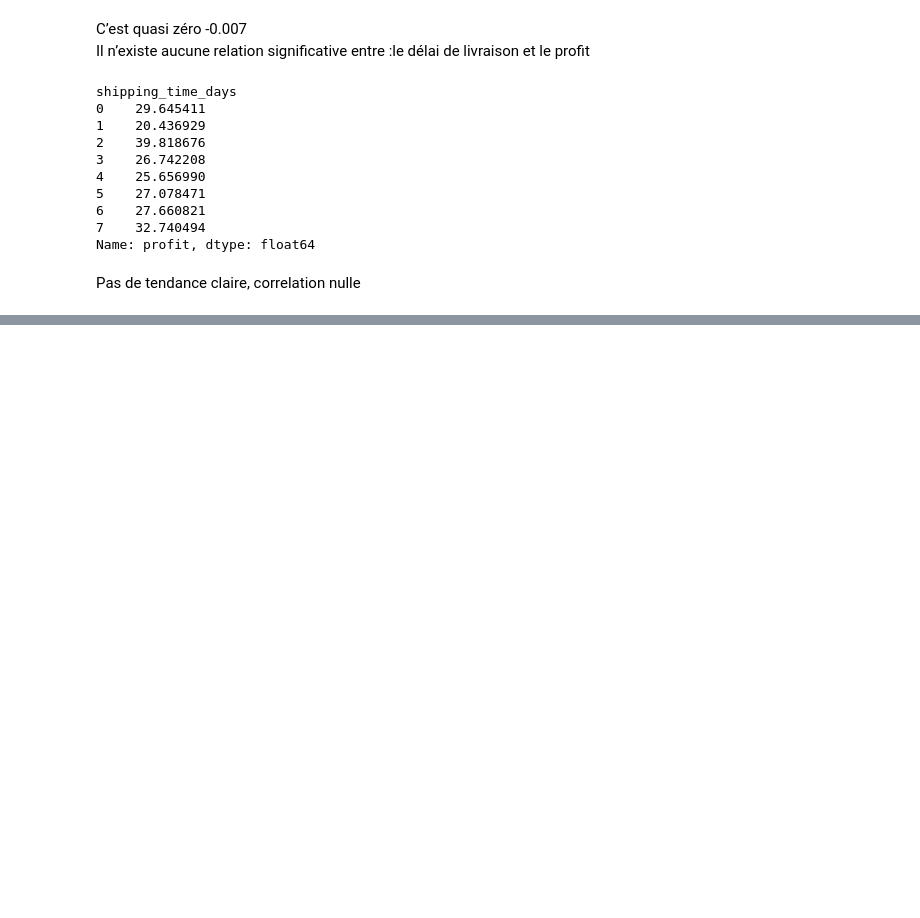
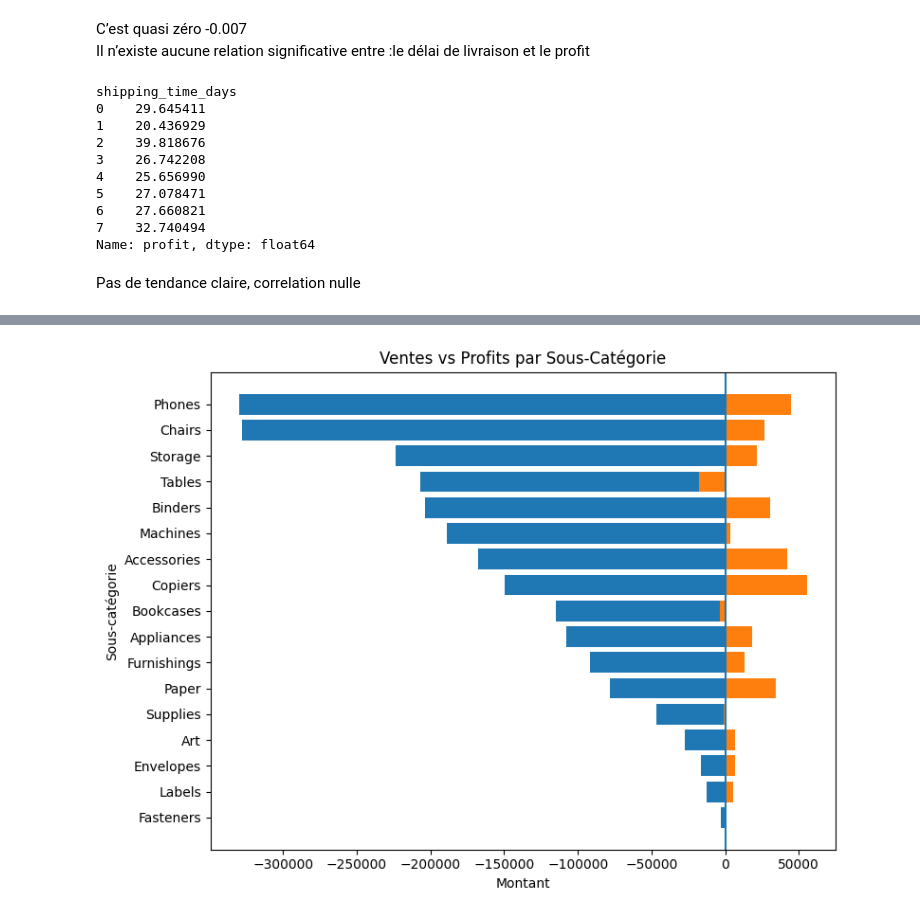
Before and after one commit to msshaqura/project_superstore, a Jupyter notebook: sample_superstore.ipynb, the cells around one changed output, grey strips where cells are left out. Cells and saved outputs as stored; diff of their text form; code cells hidden in the pictures; blank space fills up the shorter version.

```diff
--- a/sample_superstore.ipynb
+++ b/sample_superstore.ipynb
@@ -907,0 +952,28 @@ Pas de tendance claire, correlation nulle
+# %%
+# ===== Ventes vs Profits par Sous-Catégorie =====
+
+subcat = (
+    df_cleaned
+    .groupby("subcategory")[["sales", "profit"]]
+    .sum()
+    .sort_values("sales")
+)
+
+sales = -subcat["sales"]   # gauche
+profit = subcat["profit"]  # droite
+
+plt.figure(figsize=(8,6))
+
+plt.barh(subcat.index, sales)
+plt.barh(subcat.index, profit)
+
+plt.axvline(0)
+
+plt.title("Ventes vs Profits par Sous-Catégorie")
+plt.xlabel("Montant")
+plt.ylabel("Sous-catégorie")
+
+plt.tight_layout()
+plt.show()
+# %% [output]
+[figure, added]
```
Also changed, not shown: parts of 5 cells of this notebook.
